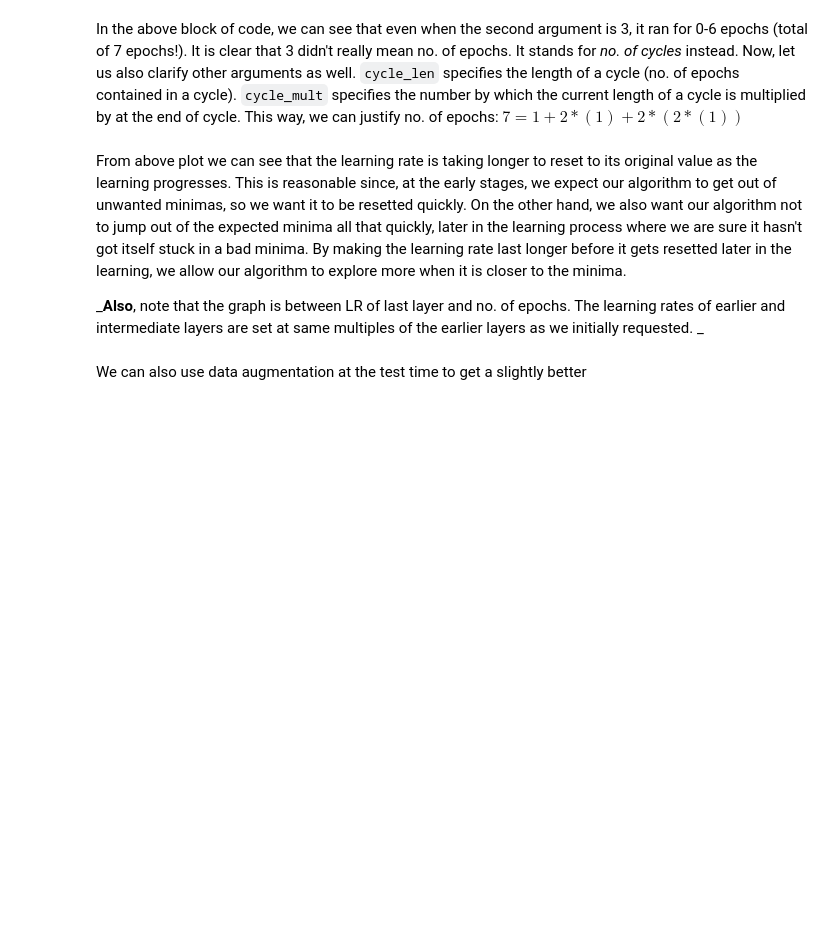
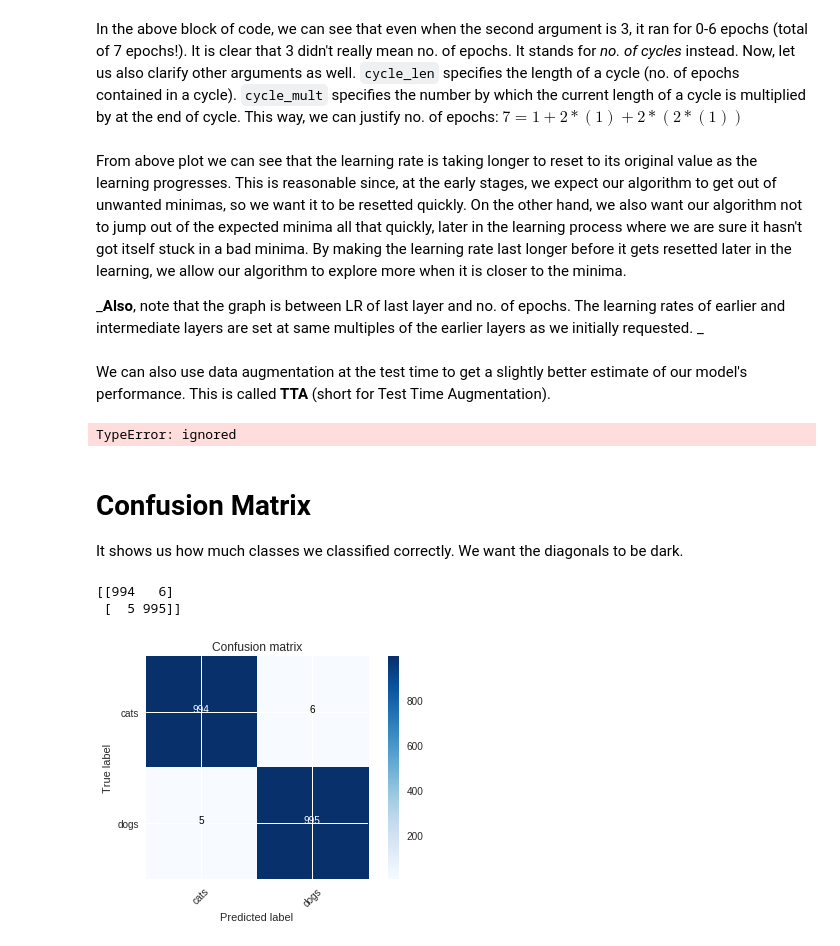
Before and after one commit to IAmSuyogJadhav/fastai, a Jupyter notebook: Lesson_1.ipynb, the cells around one changed output. Saved outputs shown, nothing was run; the diff lists cells and outputs as text; code cells hidden in the pictures; blank space fills up the shorter version.

```diff
--- a/Lesson_1.ipynb
+++ b/Lesson_1.ipynb
@@ -361,4 +362,23 @@ learn.save('224_all')
 # Load the saved model back
 # learn.load('224_all')
 # %% [markdown]
-We can also use data augmentation at the test time to get a slightly better
+We can also use data augmentation at the test time to get a slightly better estimate of our model's performance. This is called **TTA** (short for Test Time Augmentation).
+# %%
+log_preds, y = learn.TTA()
+probs = np.mean(np.exp(log_preds), 0)
+accuracy(probs, y)
+# %% [output]
+TypeError: ignored
+# %% [markdown]
+# Confusion Matrix
+It shows us how much classes we classified correctly. We want the diagonals to be dark.
+# %%
+preds = np.argmax(probs, axis=1)
+probs = probs[:,1]
+from sklearn.metrics import confusion_matrix
+cm = confusion_matrix(y, preds)
+plot_confusion_matrix(cm, data.classes)
+# %% [output]
+[[994   6]
+ [  5 995]]
+[figure, added]
```
Also changed, not shown: parts of 2 cells of this notebook.
